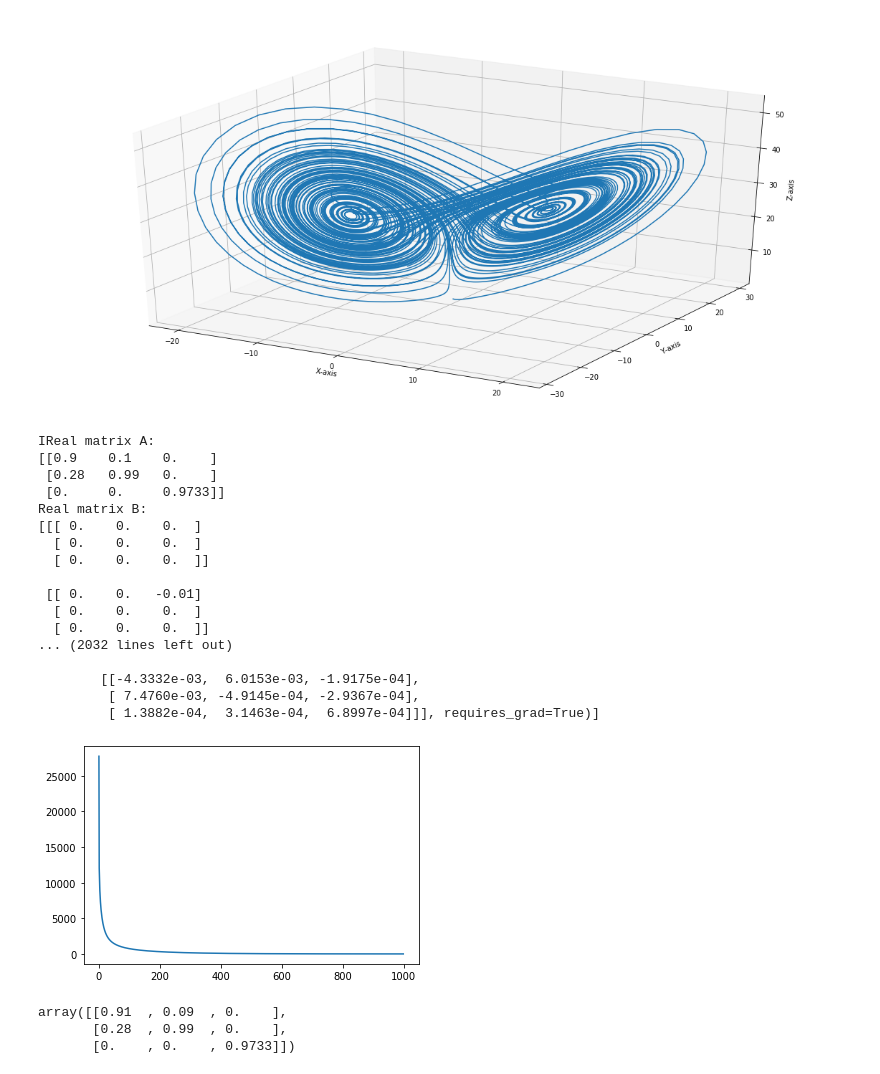
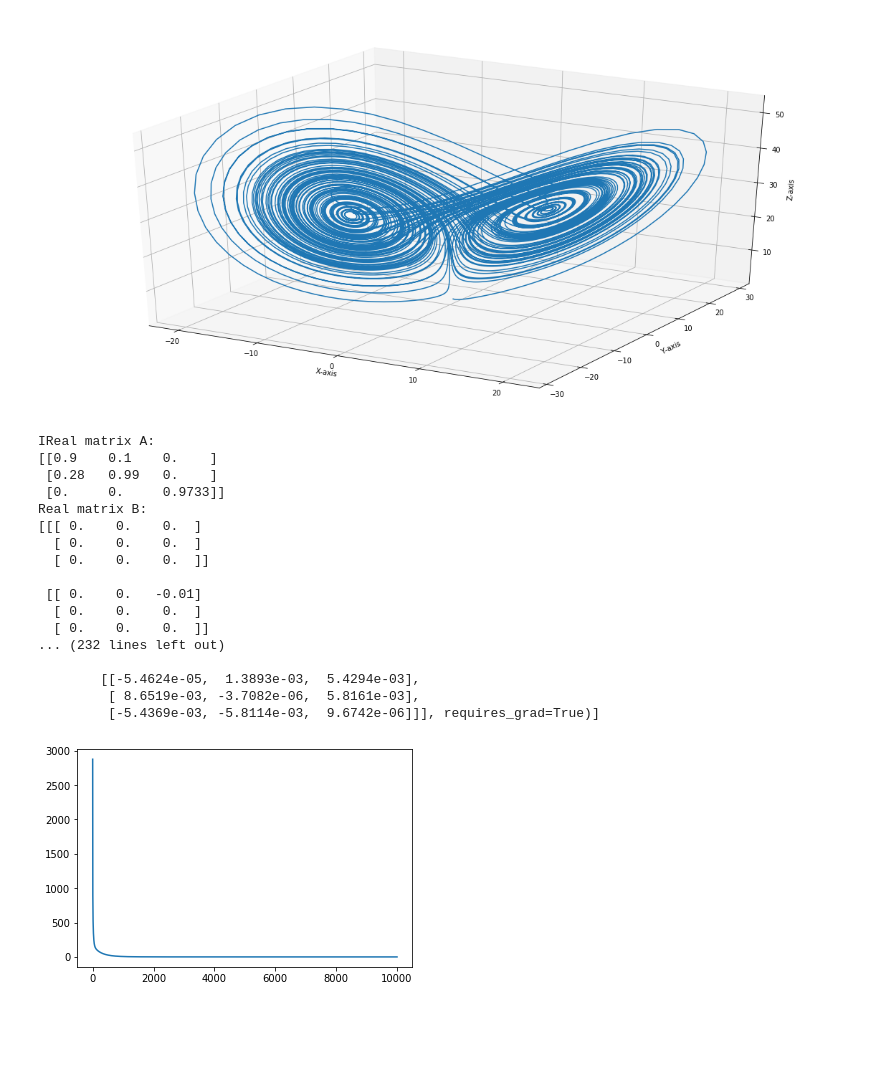
Before and after one commit to KennethThNg/Semester-project-dynamical-system-learning, a Jupyter notebook: ODELayersTest.ipynb, the cells around one changed output. Drawn from its saved outputs; the diff is of its cells as text; code cells hidden in the pictures; blank space fills up the shorter version.

```diff
--- a/ODELayersTest.ipynb
+++ b/ODELayersTest.ipynb
@@ -808,39 +433,3 @@ ax.set_zlabel('Z-axis')
 plt.show()
 # %% [output]
 [figure]
-# %%
-sigma = 10
-rho = 28
-beta = 8/3
-
-dt = 0.01
-
-A = np.asarray([[-sigma, sigma, 0], [rho, -1, 0], [0, 0, -beta]])
-Q0 = np.asarray([[0,0,0], [0,0,0], [0,0,0]])
-Q1= np.asarray([[0,0,-1], [0,0,0], [0,0,0]])
-Q2 = np.asarray([[0,1,0],[0,0,0], [0,0,0]])
-
-
-sol = [[ 0., 1., 1.05]]
-
-for i in range(10000):
-    x = np.asarray(sol[-1])
-    Ax = A.dot(x)
-
-    q0 = x.T.dot(Q0.dot(x))
-    q1 = x.T.dot(Q1.dot(x))
-    q2 = x.T.dot(Q2.dot(x))
-
-    phix = np.asarray([q0, q1, q2])
-
-    f = Ax + phix
-    x = x + dt*f
-    sol.append(x)
-
-X = np.asarray(sol)[:-1]
-Y = np.asarray(sol)[1:]
-train_x = torch.FloatTensor(X)
-train_y = torch.FloatTensor(Y)
-
-print('train_x.shape:', train_x.shape)#train_input
-print('train_y.shape:', train_y.shape)#train_output
@@ -922,38 +494,38 @@ model = NNODEModel(3,3,3)
 loss_fn = nn.MSELoss()
 optimizer = optim.Adagrad(model.parameters(), lr=1e-2)
 print('Initial weigths of the matrix:')
 print(list(model.parameters()))
 
 train_loss = []
 
-for epoch in range(1000):
-    loss = train_model(model, train_x, train_y, loss_fn, optimizer, 10)
+for epoch in range(10000):
+    loss = train_model(model, train_x, train_y, loss_fn, optimizer, 100)
     train_loss.append(loss)
-    if epoch%10 == 0:
+    if epoch%1000 == 0:
         print('\n\n\nEpoch:', epoch+1, 'train_loss:', loss)
         print('weight:')
         print(list(model.parameters()))
 
 print('Final weigths of the matrix:')
 print(list(model.parameters()))
 plt.plot(train_loss)
 plt.show()
 # %% [output]
 IReal matrix A:
 [[0.9    0.1    0.    ]
  [0.28   0.99   0.    ]
  [0.     0.     0.9733]]
 Real matrix B:
 [[[ 0.    0.    0.  ]
   [ 0.    0.    0.  ]
   [ 0.    0.    0.  ]]
 
  [[ 0.    0.   -0.01]
   [ 0.    0.    0.  ]
   [ 0.    0.    0.  ]]
-... (2032 lines left out)
+... (232 lines left out)
 
-        [[-4.3332e-03,  6.0153e-03, -1.9175e-04],
-         [ 7.4760e-03, -4.9145e-04, -2.9367e-04],
-         [ 1.3882e-04,  3.1463e-04,  6.8997e-04]]], requires_grad=True)]
+        [[-5.4624e-05,  1.3893e-03,  5.4294e-03],
+         [ 8.6519e-03, -3.7082e-06,  5.8161e-03],
+         [-5.4369e-03, -5.8114e-03,  9.6742e-06]]], requires_grad=True)]
-[figure, old version]
+[figure, new version]
@@ -1018,6 +531,0 @@ def train_model(model, train_x, train_y, loss_fn, optimizer, batch_size):
-# %%
-AA
-# %% [output]
-array([[0.91  , 0.09  , 0.    ],
-       [0.28  , 0.99  , 0.    ],
-       [0.    , 0.    , 0.9733]])
```
Also changed, not shown: parts of 35 cells of this notebook.
